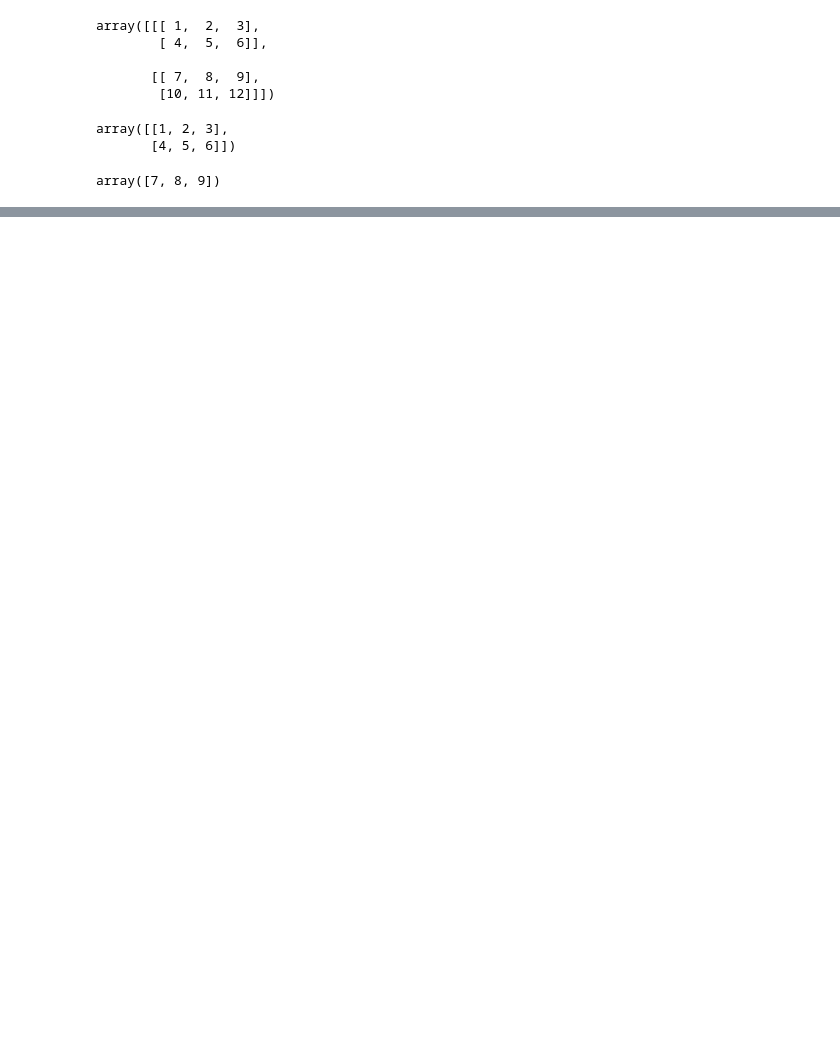
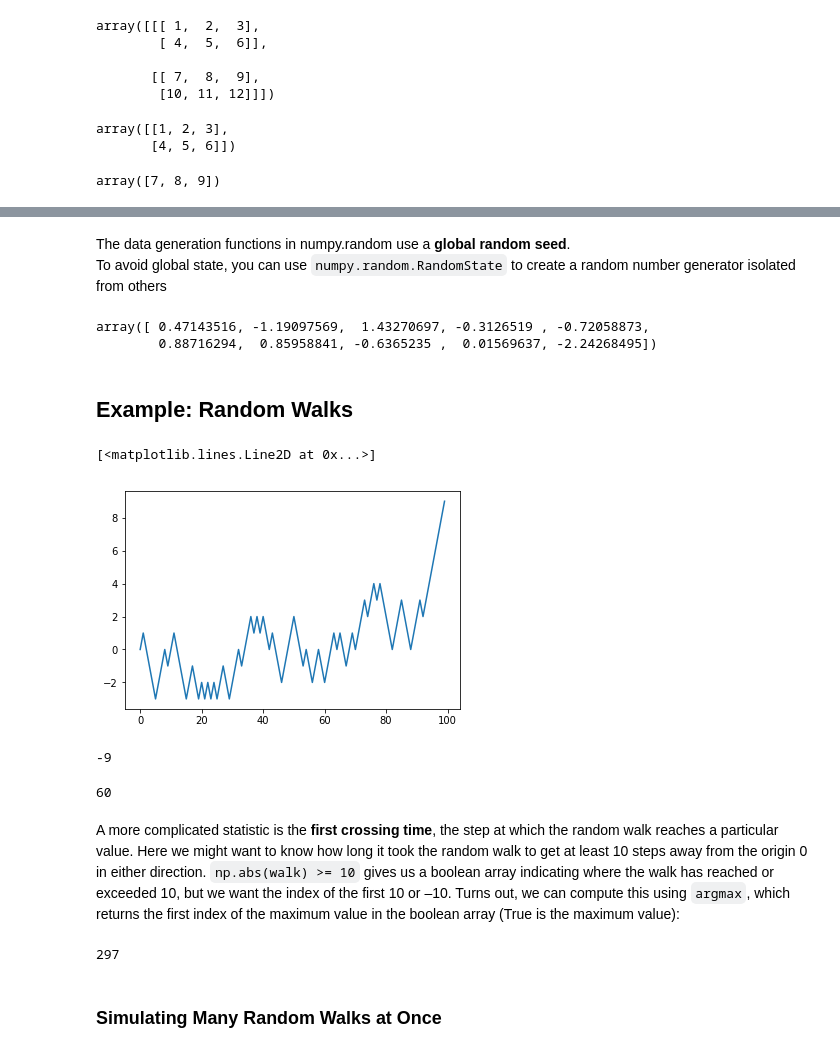
Before and after one commit to richdayandnight/data-science-notebook, a Jupyter notebook: python-for-data-analysis/Chapter 4 NumPy Basics - Arrays and Vectorized Computation.ipynb, the cells around one changed output, grey strips where cells are left out. Drawn from its saved outputs; the diff is of its cells as text; code cells hidden in the pictures; blank space fills up the shorter version.

```diff
--- a/python-for-data-analysis/Chapter 4 NumPy Basics - Arrays and Vectorized Computation.ipynb
+++ b/python-for-data-analysis/Chapter 4 NumPy Basics - Arrays and Vectorized Computation.ipynb
@@ -225,0 +313,5 @@ array([7, 8, 9])
+# %%
+arr = np.empty((8, 4))
+# %%
+for i in range(8):
+    arr[i] = i
@@ -225,0 +806,46 @@ array([7, 8, 9])
+# %% [markdown]
+The data generation functions in numpy.random use a **global random seed**.
+To avoid global state, you can use `numpy.random.RandomState` to create a random number generator isolated from others
+# %%
+rng = np.random.RandomState(1234)
+rng.randn(10)
+# %% [output]
+array([ 0.47143516, -1.19097569,  1.43270697, -0.3126519 , -0.72058873,
+        0.88716294,  0.85958841, -0.6365235 ,  0.01569637, -2.24268495])
+# %% [markdown]
+## Example: Random Walks
+# %%
+# pure Python way to implement random walk using random module
+import random
+position = 0
+walk = [position]
+steps = 1000
+for i in range(steps):
+    step = 1 if random.randint(0, 1) else -1
+    position += step
+    walk.append(position)
+# %%
+plt.plot(walk[:100])
+# %% [output]
+[<matplotlib.lines.Line2D at 0x...>]
+[figure, added]
+# %%
+nsteps = 1000
+draws = np.random.randint(0,2, size=nsteps)
+steps = np.where(draws > 0, 1, -1)
+walk = steps.cumsum()
+walk.min()
+# %% [output]
+-9
+# %%
+walk.max()
+# %% [output]
+60
+# %% [markdown]
+A more complicated statistic is the **first crossing time**, the step at which the random walk reaches a particular value. Here we might want to know how long it took the random walk to get at least 10 steps away from the origin 0 in either direction. `np.abs(walk) >= 10` gives us a boolean array indicating where the walk has reached or exceeded 10, but we want the index of the first 10 or –10. Turns out, we can compute this using `argmax`, which returns the first index of the maximum value in the boolean array (True is the maximum value):
+# %%
+(np.abs(walk) >= 10).argmax()
+# %% [output]
+297
+# %% [markdown]
+### Simulating Many Random Walks at Once
```
Also changed, not shown: parts of 94 cells of this notebook.
